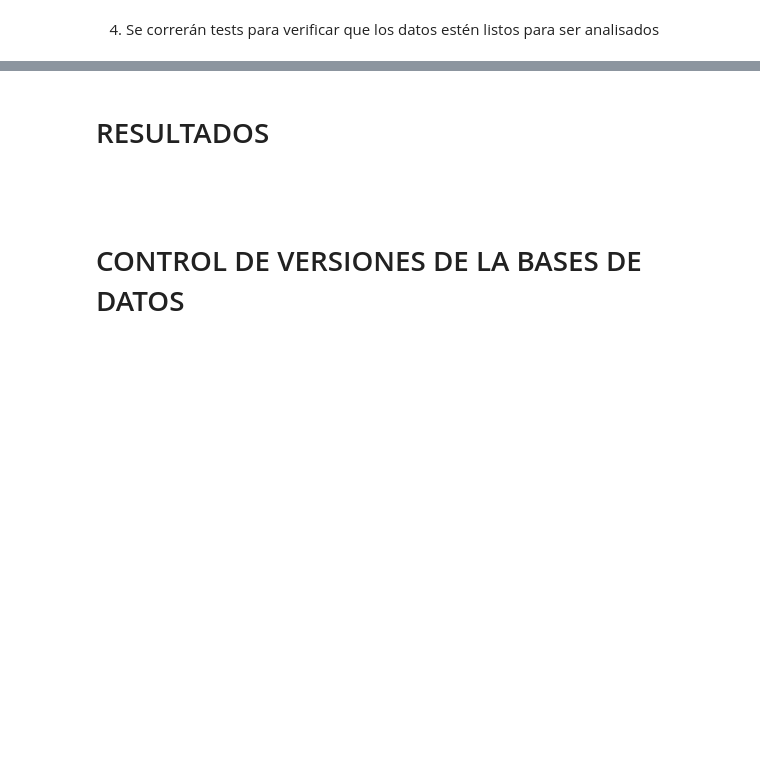
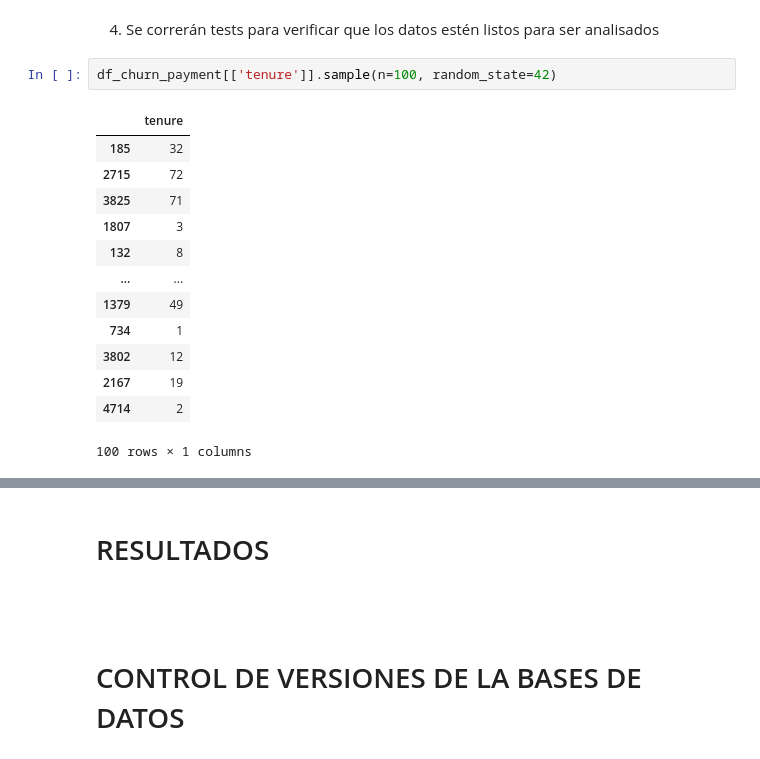
Before and after one commit to mauloredo/Challenge_Telecom_X, a Jupyter notebook: Challenge_Telecom_X.ipynb, the cells around one changed output, grey strips where cells are left out. Cells and saved outputs as stored; diff of their text form; blank space fills up the shorter version.

```diff
--- a/Challenge_Telecom_X.ipynb
+++ b/Challenge_Telecom_X.ipynb
@@ -857,2 +872,18 @@ memory usage: 284.1+ KB
 # %% [markdown]
 4. Se correrán tests para verificar que los datos estén listos para ser analisados
+# %%
+df_churn_payment[['tenure']].sample(n=100, random_state=42)
+# %% [output]
+|  | tenure |
+| 185 | 32 |
+| 2715 | 72 |
+| 3825 | 71 |
+| 1807 | 3 |
+| 132 | 8 |
+| ... | ... |
+| 1379 | 49 |
+| 734 | 1 |
+| 3802 | 12 |
+| 2167 | 19 |
+| 4714 | 2 |
+100 rows × 1 columns
```
Also changed, not shown: parts of 18 cells of this notebook.
